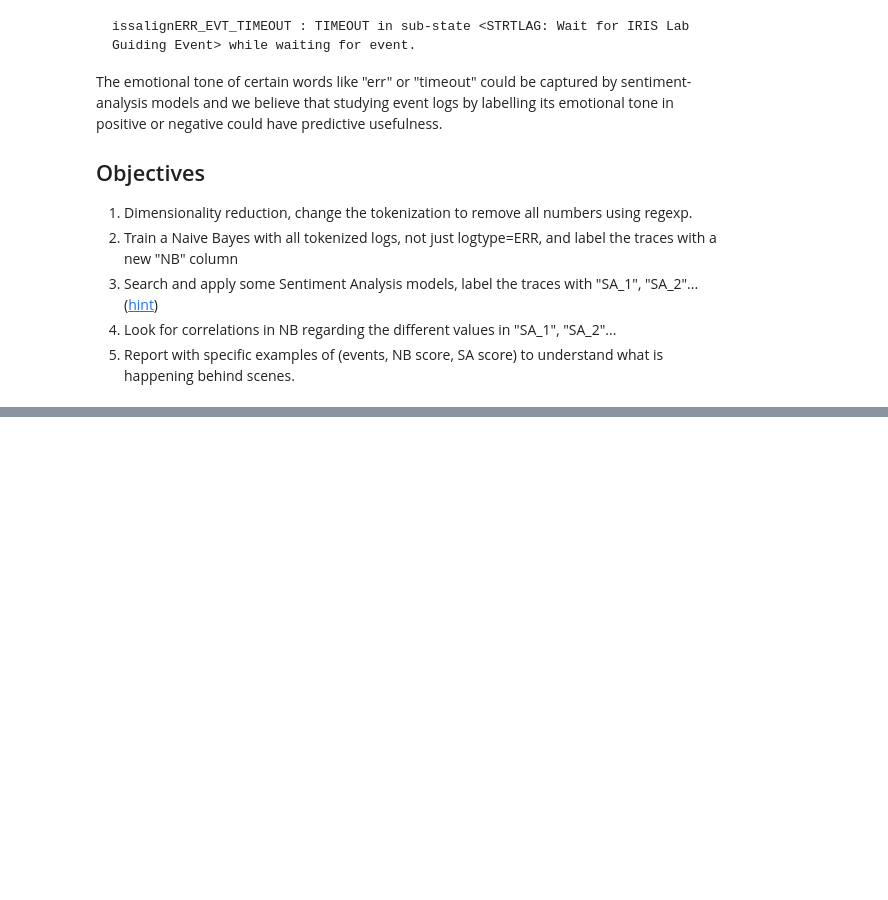
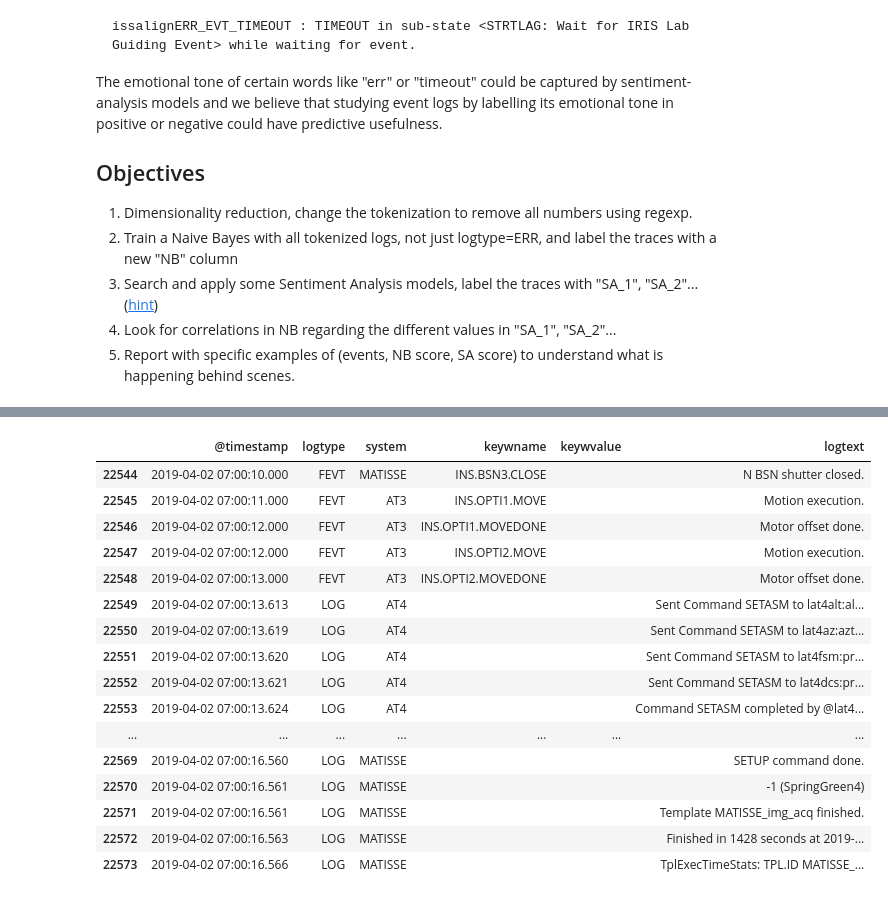
Before and after one commit to paranal-sw/collaborations-UFRO-2024-2s, a Jupyter notebook: 2-NB-SA-comparison/task_description.ipynb, the cells around one changed output, grey strips where cells are left out. Drawn from its saved outputs; the diff is of its cells as text; code cells hidden in the pictures; blank space fills up the shorter version.

```diff
--- a/2-NB-SA-comparison/task_description.ipynb
+++ b/2-NB-SA-comparison/task_description.ipynb
@@ -44,0 +99,22 @@ Requirement already satisfied: mdurl~=0.1 in /Users/jgil/Code/collaborations-UFR
+# %%
+df_trace = load_trace("MATISSE", "1m", 4)
+with pd.option_context('display.max_colwidth', None):
+    display(df_trace[['@timestamp', 'logtype', 'system', 'keywname', 'keywvalue', 'logtext']][-30:])
+# %% [output]
+|  | @timestamp | logtype | system | keywname | keywvalue | logtext |
+| 22544 | 2019-04-02 07:00:10.000 | FEVT | MATISSE | INS.BSN3.CLOSE |  | N BSN shutter closed. |
+| 22545 | 2019-04-02 07:00:11.000 | FEVT | AT3 | INS.OPTI1.MOVE |  | Motion execution. |
+| 22546 | 2019-04-02 07:00:12.000 | FEVT | AT3 | INS.OPTI1.MOVEDONE |  | Motor offset done. |
+| 22547 | 2019-04-02 07:00:12.000 | FEVT | AT3 | INS.OPTI2.MOVE |  | Motion execution. |
+| 22548 | 2019-04-02 07:00:13.000 | FEVT | AT3 | INS.OPTI2.MOVEDONE |  | Motor offset done. |
+| 22549 | 2019-04-02 07:00:13.613 | LOG | AT4 |  |  | Sent Command SETASM to lat4alt:al... |
+| 22550 | 2019-04-02 07:00:13.619 | LOG | AT4 |  |  | Sent Command SETASM to lat4az:azt... |
+| 22551 | 2019-04-02 07:00:13.620 | LOG | AT4 |  |  | Sent Command SETASM to lat4fsm:pr... |
+| 22552 | 2019-04-02 07:00:13.621 | LOG | AT4 |  |  | Sent Command SETASM to lat4dcs:pr... |
+| 22553 | 2019-04-02 07:00:13.624 | LOG | AT4 |  |  | Command SETASM completed by @lat4... |
+| ... | ... | ... | ... | ... | ... | ... |
+| 22569 | 2019-04-02 07:00:16.560 | LOG | MATISSE |  |  | SETUP command done. |
+| 22570 | 2019-04-02 07:00:16.561 | LOG | MATISSE |  |  | -1 (SpringGreen4) |
+| 22571 | 2019-04-02 07:00:16.561 | LOG | MATISSE |  |  | Template MATISSE_img_acq finished. |
+| 22572 | 2019-04-02 07:00:16.563 | LOG | MATISSE |  |  | Finished in 1428 seconds at 2019-... |
+| 22573 | 2019-04-02 07:00:16.566 | LOG | MATISSE |  |  | TplExecTimeStats: TPL.ID MATISSE_... |
```
Also changed, not shown: parts of 9 cells of this notebook, 1 other file.
